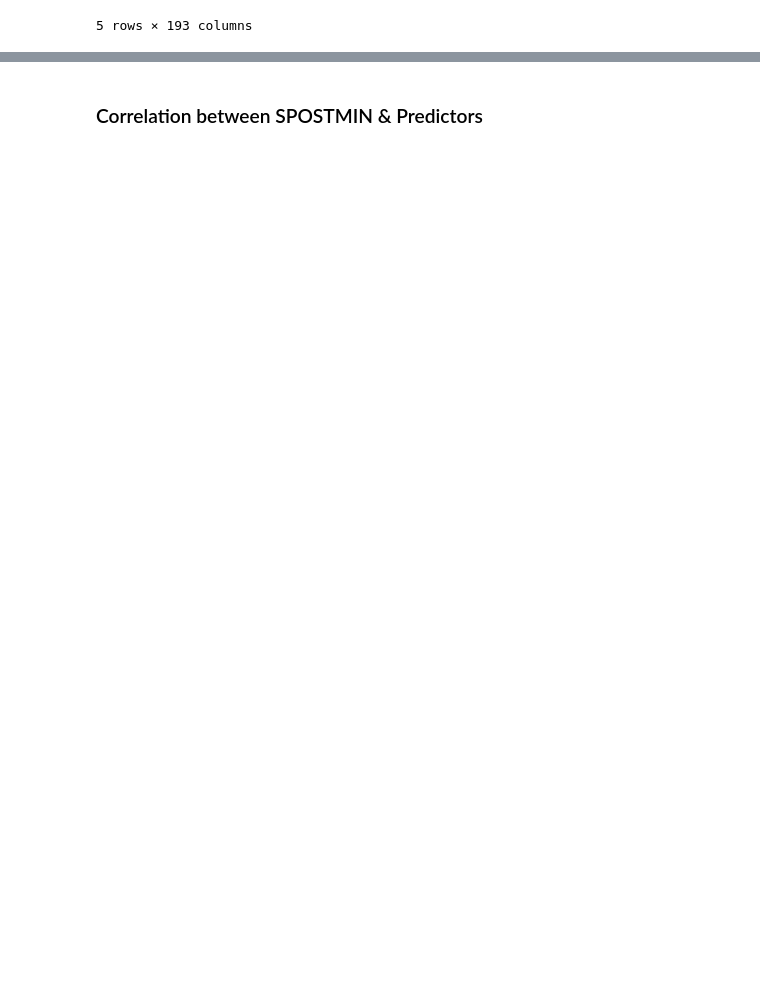
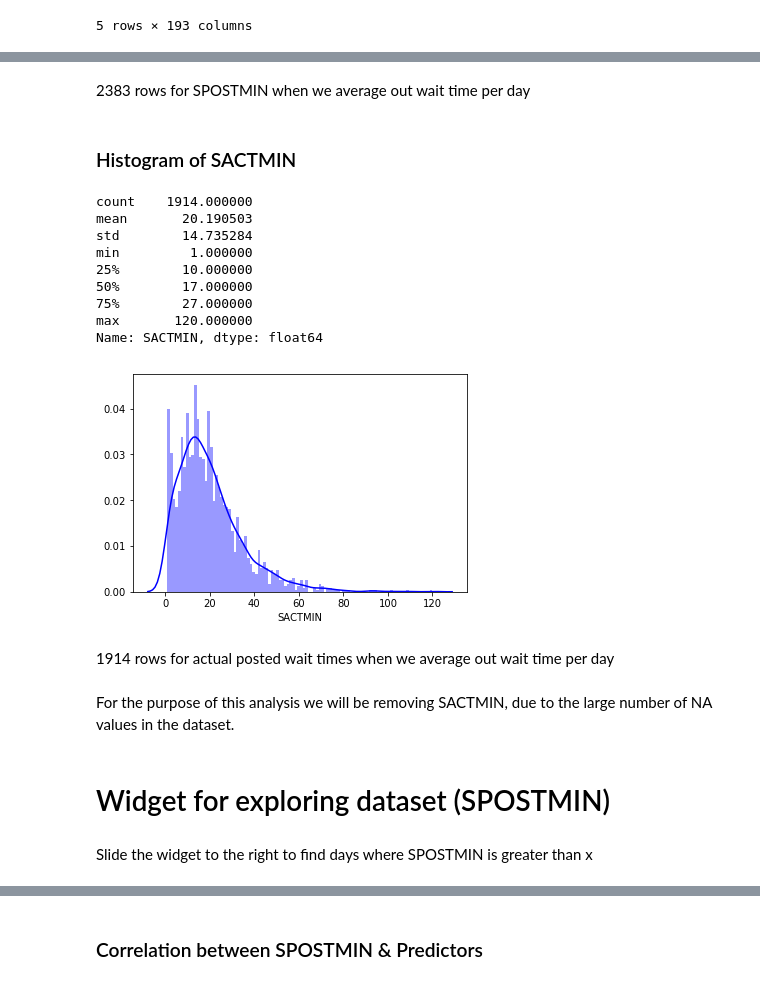
Before and after one commit to daviding11/Splash-Mountain-Wait-Time-Analysis, a Jupyter notebook: Exploratory_Analysis.ipynb, the cells around one changed output, grey strips where cells are left out. Cells and saved outputs as stored; diff of their text form; code cells hidden in the pictures; blank space fills up the shorter version.

```diff
--- a/Exploratory_Analysis.ipynb
+++ b/Exploratory_Analysis.ipynb
@@ -86,0 +128,13 @@ sum_by_day.head()
+# %%
+# Finding Mean of SACTMIN per day
+
+# Making dataframe with only SACTMIN
+sactmin_df = meta_splash[meta_splash['SACTMIN'] > 0]
+
+#find all actual wait times by day in meta_splash
+sact_by_day = sactmin_df.groupby('date')['SACTMIN'].mean()
+#reset index to create dataframe columns
+sact_by_day = sact_by_day.reset_index()
+#sum_by_day = pd.DataFrame(sum_by_day,columns=['date','SPOSTMIN'])
+
+sact_by_day.head()
@@ -130,0 +167,4 @@ meta_splash2.plot(x="date", y=["SPOSTMIN", "SACTMIN"], kind="bar")
+# %%
+## Metasplash comparing Actual Wait Times vs Posted Wait Times
+meta_splash3 = pd.merge(sact_by_day, meta_splash2, left_on="date", right_on="date")
+meta_splash3.head(5)
@@ -130,0 +201,28 @@ meta_splash2.plot(x="date", y=["SPOSTMIN", "SACTMIN"], kind="bar")
+# %% [markdown]
+2383 rows for SPOSTMIN when we average out wait time per day
+# %% [markdown]
+### Histogram of SACTMIN
+# %%
+# Printing Wait Times
+
+print(meta_splash3['SACTMIN'].describe())
+sns.distplot(meta_splash3['SACTMIN'], color='b', bins=100, hist_kws={'alpha': 0.4});
+# %% [output]
+count    1914.000000
+mean       20.190503
+std        14.735284
+min         1.000000
+25%        10.000000
+50%        17.000000
+75%        27.000000
+max       120.000000
+Name: SACTMIN, dtype: float64
+[figure, added]
+# %% [markdown]
+1914 rows for actual posted wait times when we average out wait time per day
+# %% [markdown]
+For the purpose of this analysis we will be removing SACTMIN, due to the large number of NA values in the dataset.
+# %% [markdown]
+# Widget for exploring dataset (SPOSTMIN)
+# %% [markdown]
+Slide the widget to the right to find days where SPOSTMIN is greater than x
```
Also changed, not shown: parts of 75 cells of this notebook, 24 other files.
